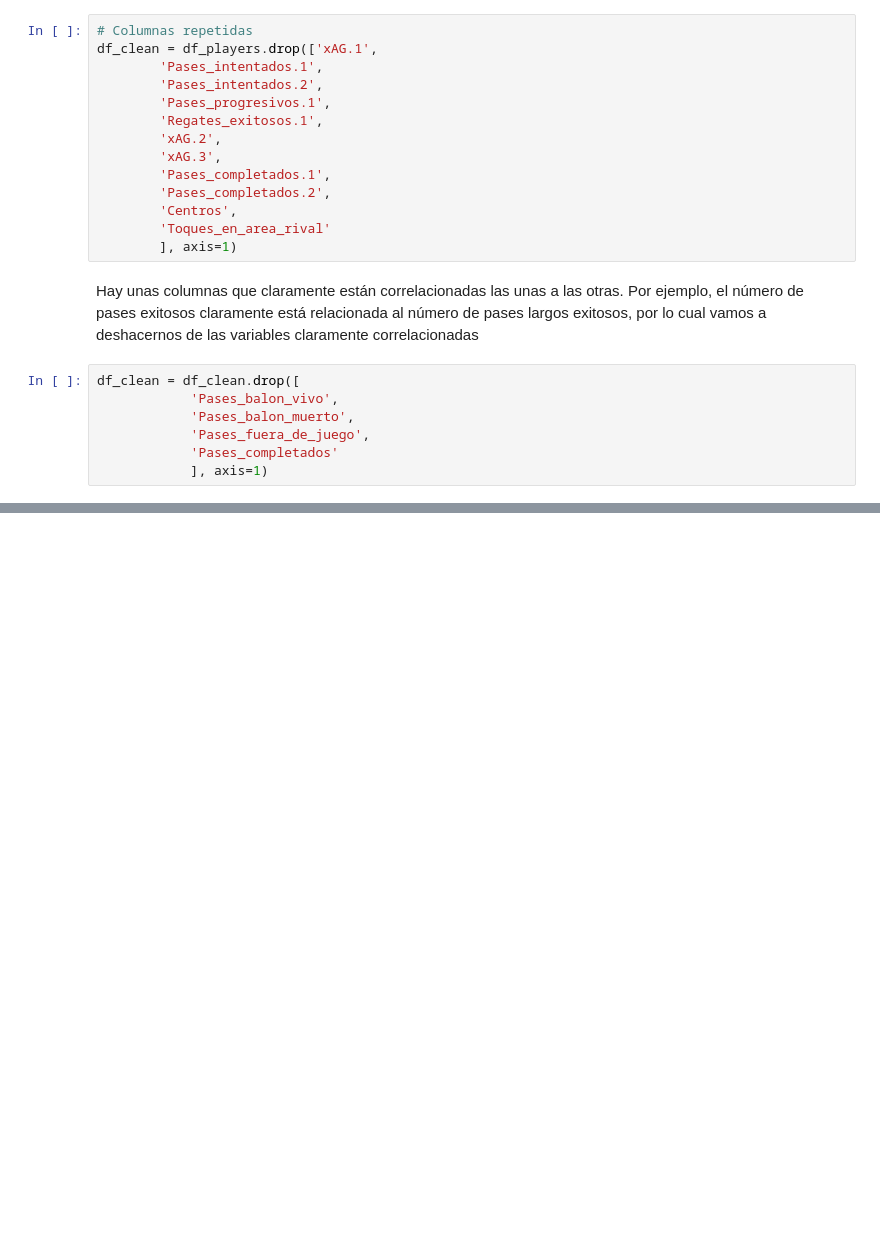
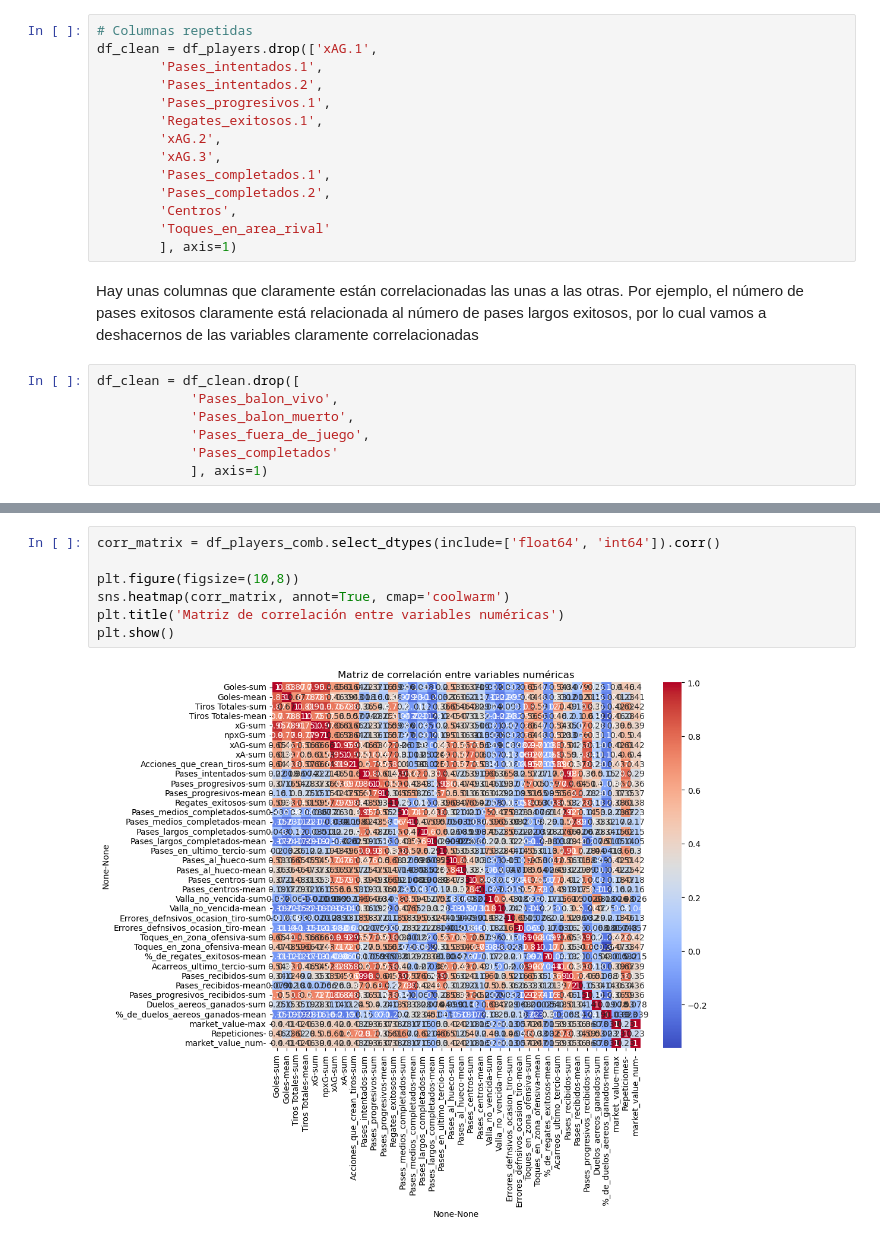
Before and after one commit to BI-organization/lab1, a Jupyter notebook: Lab1.ipynb, the cells around one changed output, grey strips where cells are left out. Drawn from its saved outputs; the diff is of its cells as text; blank space fills up the shorter version.

Commit message:
Correlación de variables

```diff
--- a/Lab1.ipynb
+++ b/Lab1.ipynb
@@ -477,0 +483,9 @@ ValueError: If using all scalar values, you must pass an index
+# %%
+corr_matrix = df_players_comb.select_dtypes(include=['float64', 'int64']).corr()
+
+plt.figure(figsize=(10,8))
+sns.heatmap(corr_matrix, annot=True, cmap='coolwarm')
+plt.title('Matriz de correlación entre variables numéricas')
+plt.show()
+# %% [output]
+[figure, added]
```
Also changed, not shown: parts of 12 cells of this notebook.
